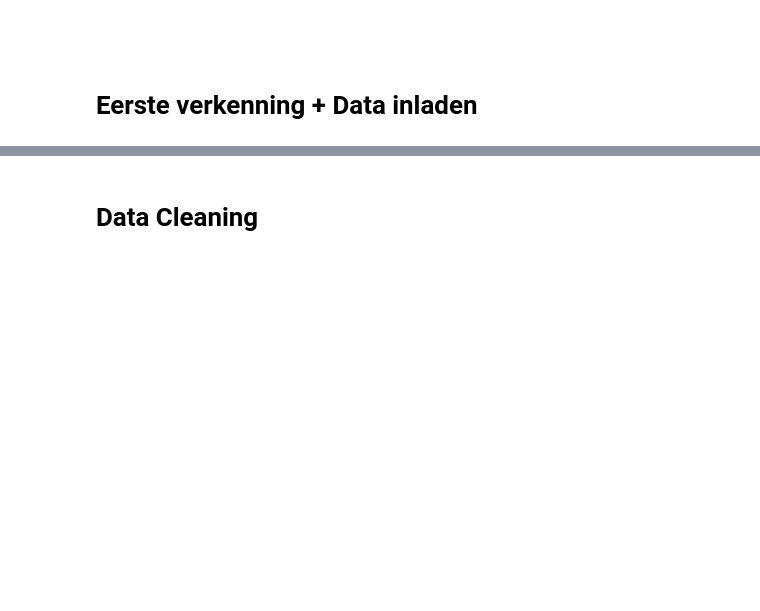
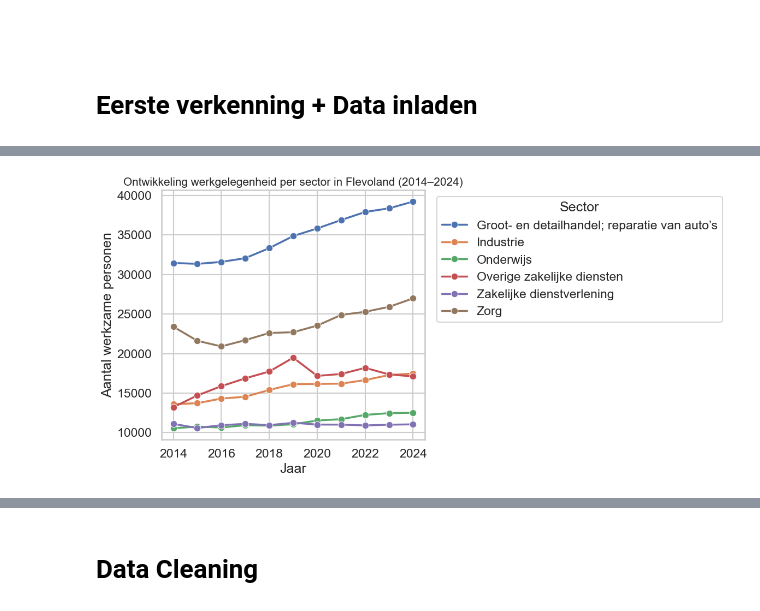
Before and after one commit to Ismael-991/Werkgelegenheid_Provincie_Flevoland, a Jupyter notebook: Notebooks/Individual/Ismael_Notebook.ipynb, the cells around one changed output, grey strips where cells are left out. Saved outputs shown, nothing was run; the diff lists cells and outputs as text; code cells hidden in the pictures; blank space fills up the shorter version.

```diff
--- a/Notebooks/Individual/Ismael_Notebook.ipynb
+++ b/Notebooks/Individual/Ismael_Notebook.ipynb
@@ -98,0 +295,39 @@ Name: count, dtype: int64
+# %%
+# Top sectoren bepalen
+top_sectoren = (
+    df_flevo.groupby('sector_code')['wp']
+    .sum()
+    .sort_values(ascending=False)
+    .head(6)
+    .index
+)
+
+# Filter dataset
+df_top_sectoren = df_flevo[df_flevo['sector_code'].isin(top_sectoren)]
+
+# Groeperen (NU MET Sector)
+df_plot = df_top_sectoren.groupby(['jaar', 'Sector'])['wp'].sum().reset_index()
+
+# Plot
+plt.figure(figsize=(12, 6))
+sns.set_style("whitegrid")
+
+sns.lineplot(
+    data=df_plot,
+    x='jaar',
+    y='wp',
+    hue='Sector',
+    marker='o',
+    linewidth=2.5
+)
+
+plt.title('Ontwikkeling werkgelegenheid per sector in Flevoland (2014–2024)', fontsize=15)
+plt.xlabel('Jaar')
+plt.ylabel('Aantal werkzame personen')
+
+plt.legend(title='Sector', bbox_to_anchor=(1.02, 1), loc='upper left')
+
+plt.tight_layout()
+plt.show()
+# %% [output]
+[figure, added]
```
Also changed, not shown: parts of 28 cells of this notebook.
